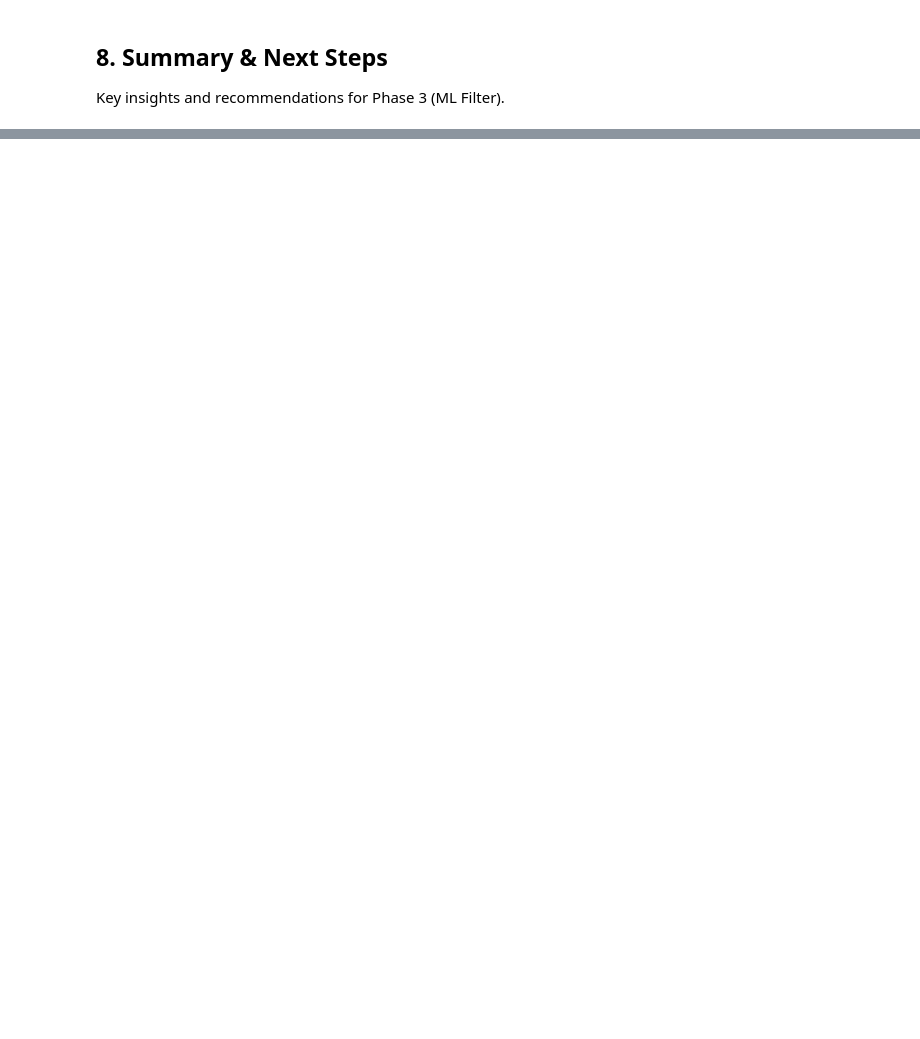
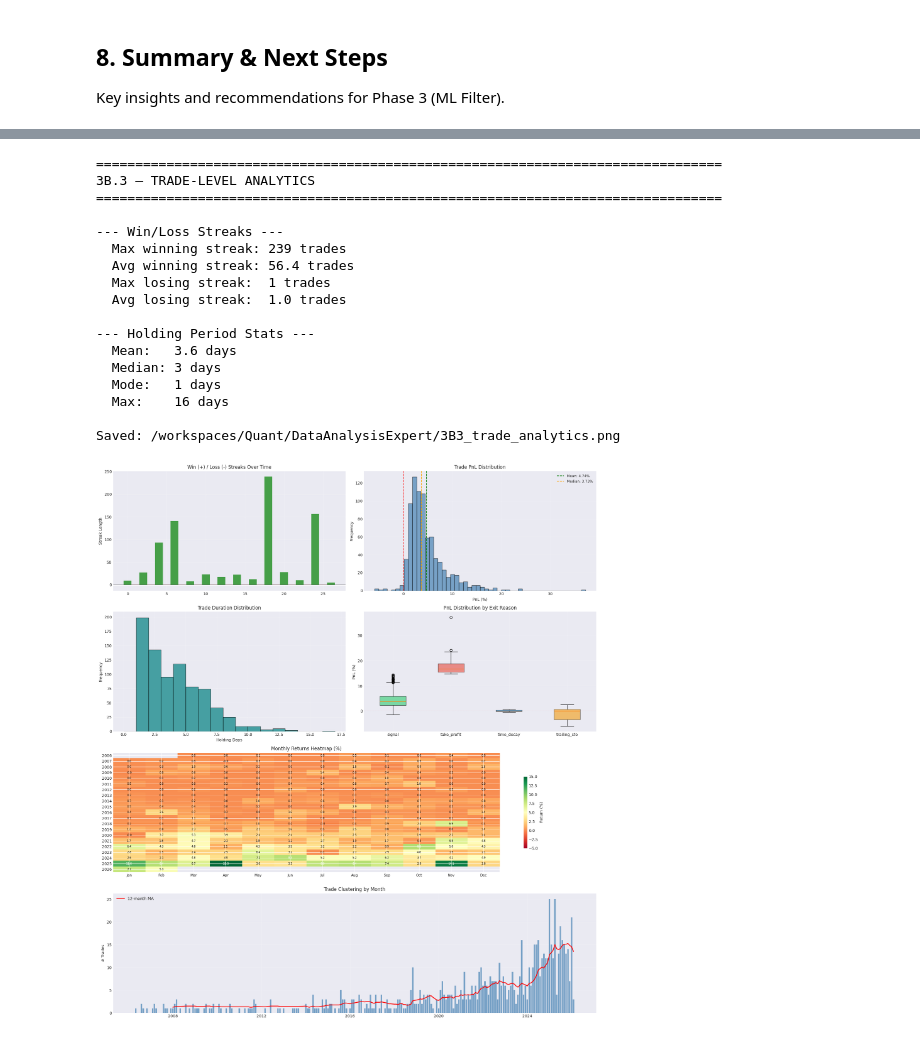
Before and after one commit to Shimmy-Shams/Quant, a Jupyter notebook: src/main_mean_reversion.ipynb, the cells around one changed output, grey strips where cells are left out. Cells and saved outputs as stored; diff of their text form; code cells hidden in the pictures; blank space fills up the shorter version.

```diff
--- a/src/main_mean_reversion.ipynb
+++ b/src/main_mean_reversion.ipynb
@@ -1149,0 +1289,22 @@ Phase 2 / 2.5 Summary:
+# %%
+# 3B.3 — Trade-Level Analytics
+analytics.trade_analytics()
+# %% [output]
+================================================================================
+3B.3 — TRADE-LEVEL ANALYTICS
+================================================================================
+
+--- Win/Loss Streaks ---
+  Max winning streak: 239 trades
+  Avg winning streak: 56.4 trades
+  Max losing streak:  1 trades
+  Avg losing streak:  1.0 trades
+
+--- Holding Period Stats ---
+  Mean:   3.6 days
+  Median: 3 days
+  Mode:   1 days
+  Max:    16 days
+
+Saved: /workspaces/Quant/DataAnalysisExpert/3B3_trade_analytics.png
+[figure, added]
```
Also changed, not shown: parts of 24 cells of this notebook, 3 other files.
